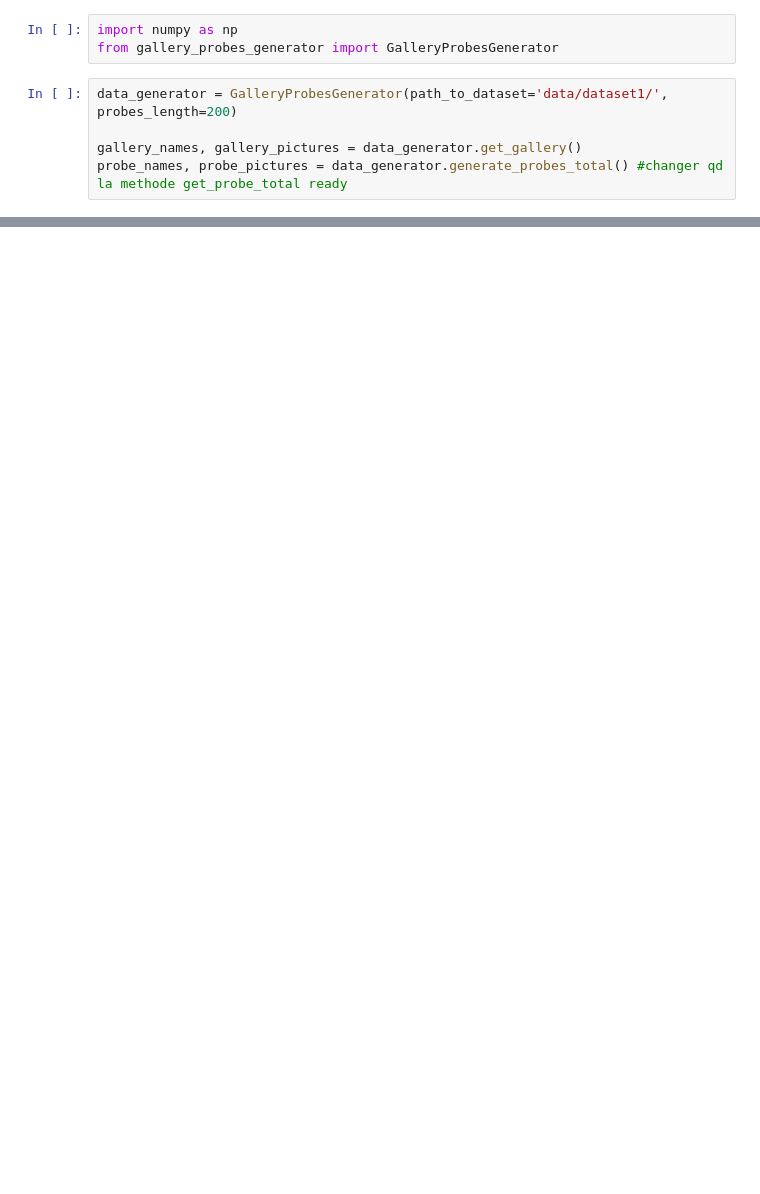
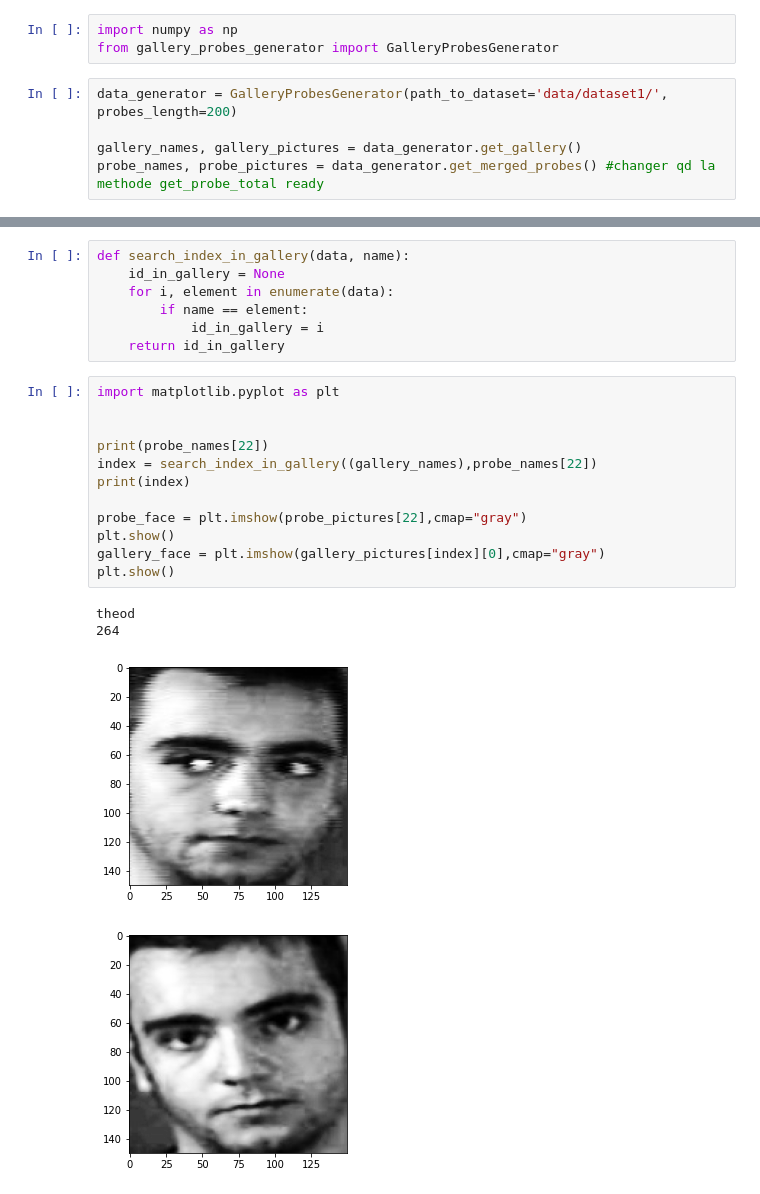
Before and after one commit to bastiendlf/code_project_ODATA, a Jupyter notebook: bruteforce_radius_search.ipynb, the cells around one changed output, grey strips where cells are left out. Drawn from its saved outputs; the diff is of its cells as text; blank space fills up the shorter version.

Commit message:
ajout de la fonction radius search par bruteforce

```diff
--- a/bruteforce_radius_search.ipynb
+++ b/bruteforce_radius_search.ipynb
@@ -5,4 +5,4 @@ from gallery_probes_generator import GalleryProbesGenerator
 data_generator = GalleryProbesGenerator(path_to_dataset='data/dataset1/', probes_length=200)
 
 gallery_names, gallery_pictures = data_generator.get_gallery()
-probe_names, probe_pictures = data_generator.generate_probes_total() #changer qd la methode get_probe_total ready
+probe_names, probe_pictures = data_generator.get_merged_probes() #changer qd la methode get_probe_total ready
@@ -74,0 +102,24 @@ print(distance.shape)
+# %%
+def search_index_in_gallery(data, name):
+    id_in_gallery = None
+    for i, element in enumerate(data):
+        if name == element:
+            id_in_gallery = i
+    return id_in_gallery
+# %%
+import matplotlib.pyplot as plt
+
+
+print(probe_names[22])
+index = search_index_in_gallery((gallery_names),probe_names[22])
+print(index)
+
+probe_face = plt.imshow(probe_pictures[22],cmap="gray")
+plt.show()
+gallery_face = plt.imshow(gallery_pictures[index][0],cmap="gray")
+plt.show()
+# %% [output]
+theod
+264
+[figure, added]
+[figure, added]
```
Also changed, not shown: parts of 6 cells of this notebook.
